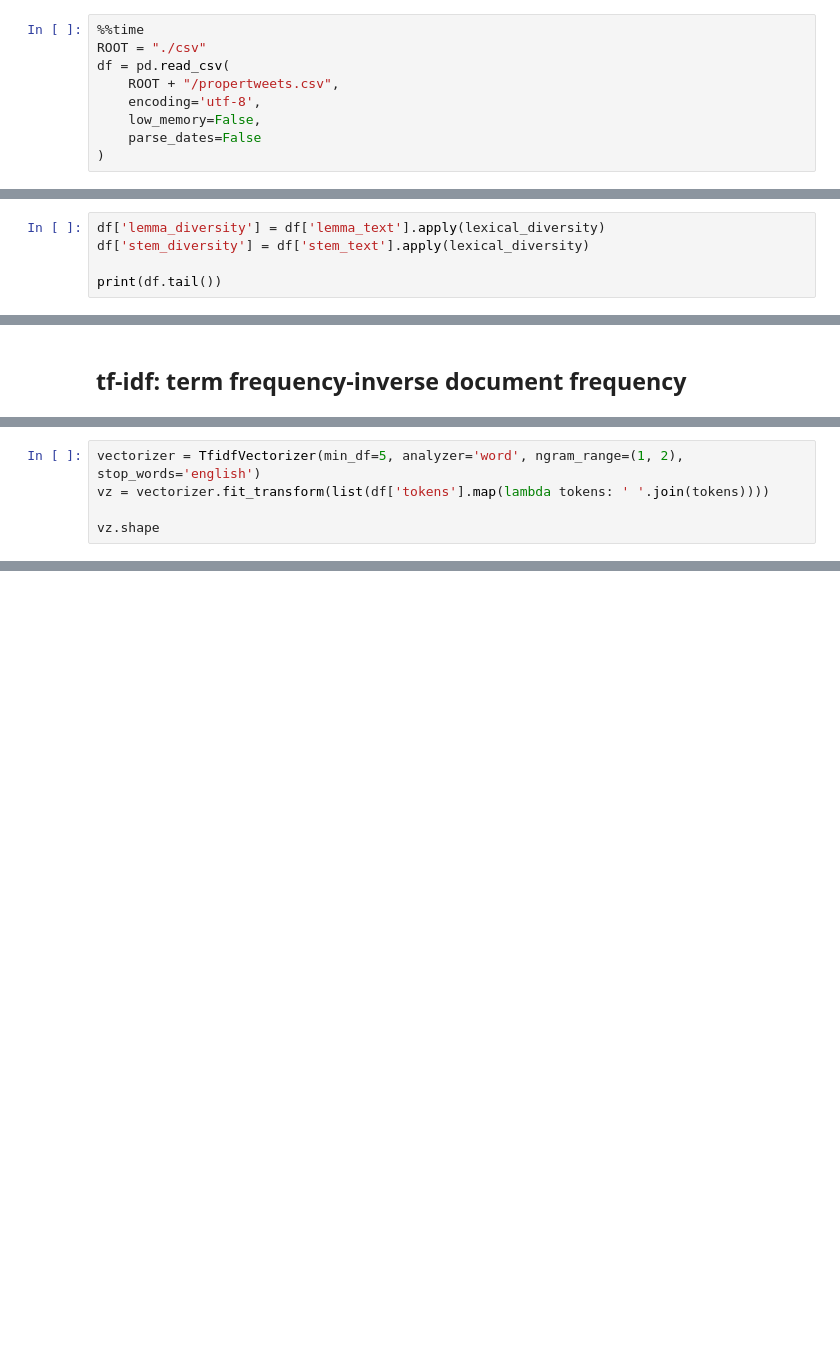
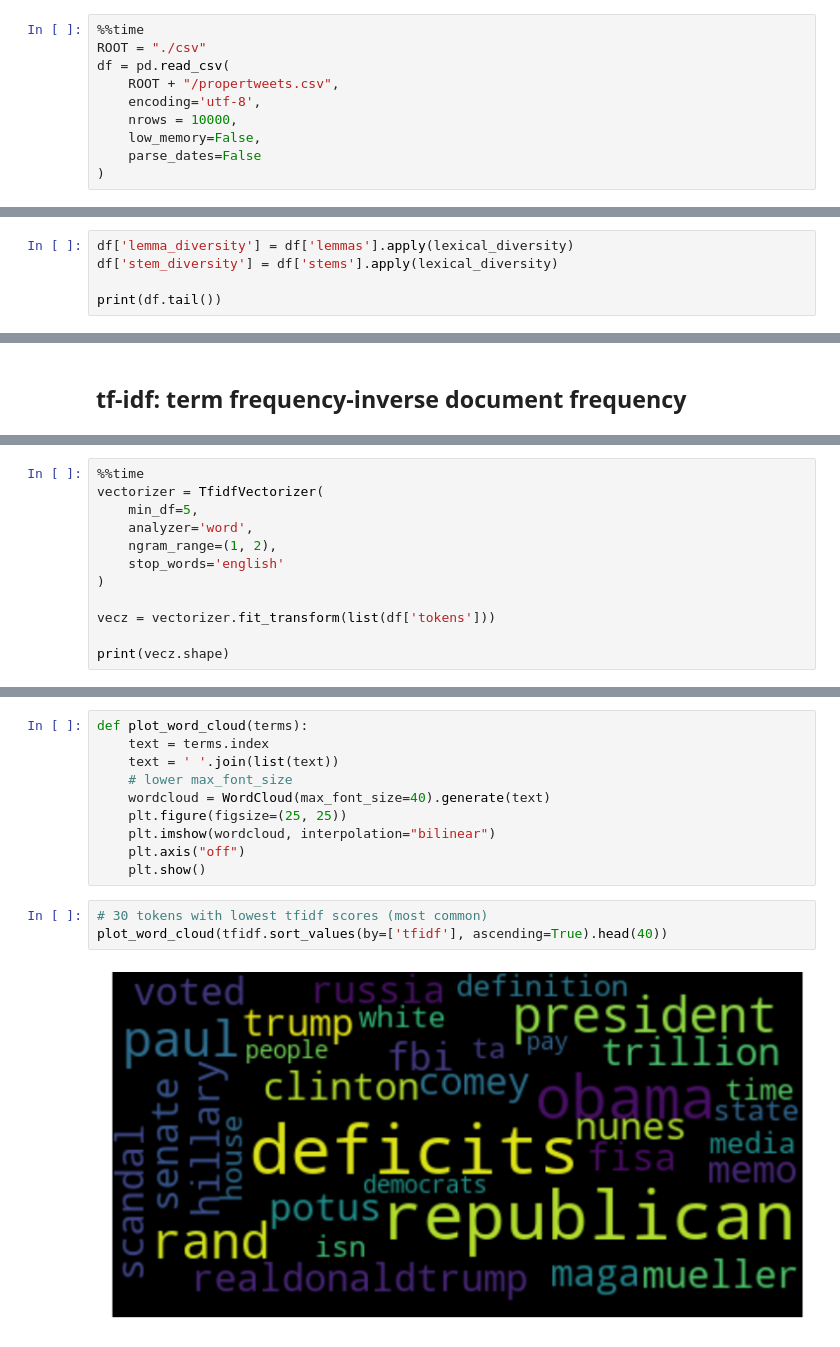
Before and after one commit to alisulas/Russian-Bots-Twitter-Analysis, a Jupyter notebook: BotDetection.ipynb, the cells around one changed output, grey strips where cells are left out. Saved outputs shown, nothing was run; the diff lists cells and outputs as text; blank space fills up the shorter version.

```diff
--- a/BotDetection.ipynb
+++ b/BotDetection.ipynb
@@ -16,6 +27,7 @@ ROOT = "./csv"
 df = pd.read_csv(
     ROOT + "/propertweets.csv",
     encoding='utf-8',
+    nrows = 10000,
     low_memory=False,
     parse_dates=False
 )
@@ -54,8 +66,8 @@ def lexical_diversity(text):
         diversity = float(len(set(text))) / len(text)
     return diversity
 # %%
-df['lemma_diversity'] = df['lemma_text'].apply(lexical_diversity)
-df['stem_diversity'] = df['stem_text'].apply(lexical_diversity)
+df['lemma_diversity'] = df['lemmas'].apply(lexical_diversity)
+df['stem_diversity'] = df['stems'].apply(lexical_diversity)
 
 print(df.tail())
 # %% [output]
@@ -81,6 +107,13 @@ print(df.tail())
 # %%
-vectorizer = TfidfVectorizer(min_df=5, analyzer='word', ngram_range=(1, 2), stop_words='english')
-vz = vectorizer.fit_transform(list(df['tokens'].map(lambda tokens: ' '.join(tokens))))
+%%time
+vectorizer = TfidfVectorizer(
+    min_df=5,
+    analyzer='word',
+    ngram_range=(1, 2),
+    stop_words='english'
+)
 
-vz.shape
+vecz = vectorizer.fit_transform(list(df['tokens']))
+
+print(vecz.shape)
 # %% [output]
@@ -92,0 +130,15 @@ tfidf.tfidf.hist(bins=25, figsize=(15,7))
+# %%
+def plot_word_cloud(terms):
+    text = terms.index
+    text = ' '.join(list(text))
+    # lower max_font_size
+    wordcloud = WordCloud(max_font_size=40).generate(text)
+    plt.figure(figsize=(25, 25))
+    plt.imshow(wordcloud, interpolation="bilinear")
+    plt.axis("off")
+    plt.show()
+# %%
+# 30 tokens with lowest tfidf scores (most common)
+plot_word_cloud(tfidf.sort_values(by=['tfidf'], ascending=True).head(40))
+# %% [output]
+[figure, added]
```
Also changed, not shown: parts of 17 cells of this notebook, 6 other files.
